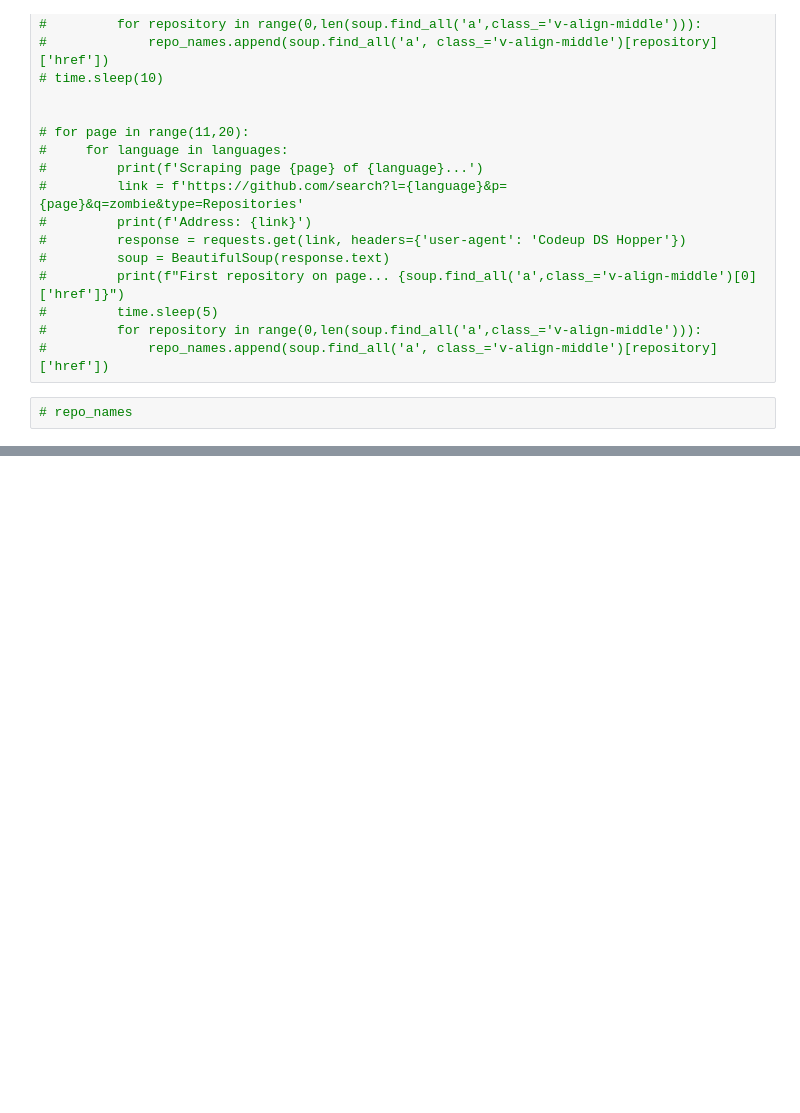
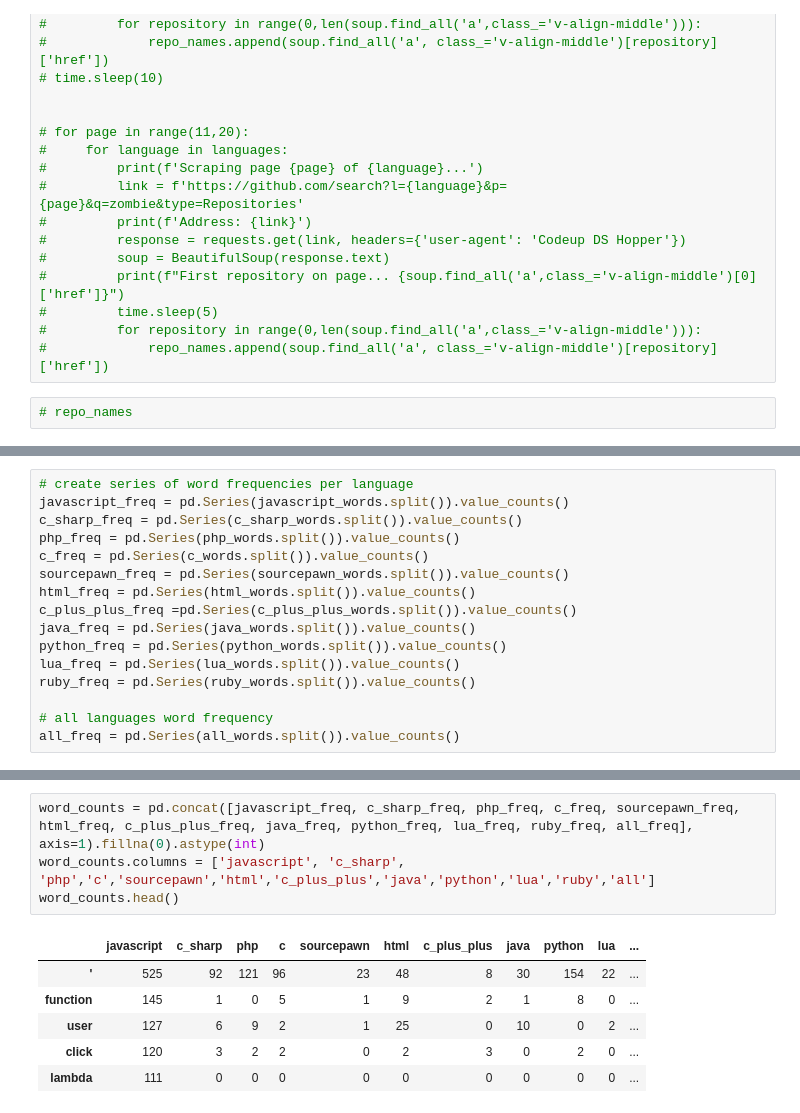
Before and after one commit to NLP-Dream-Team/nlp-project, a Jupyter notebook: wheeler_notebook.ipynb, the cells around one changed output, grey strips where cells are left out. Cells and saved outputs as stored; diff of their text form; blank space fills up the shorter version.

```diff
--- a/wheeler_notebook.ipynb
+++ b/wheeler_notebook.ipynb
@@ -125,0 +127,16 @@ ValueError: too many values to unpack (expected 2)
+# %%
+# create series of word frequencies per language
+javascript_freq = pd.Series(javascript_words.split()).value_counts()
+c_sharp_freq = pd.Series(c_sharp_words.split()).value_counts()
+php_freq = pd.Series(php_words.split()).value_counts()
+c_freq = pd.Series(c_words.split()).value_counts()
+sourcepawn_freq = pd.Series(sourcepawn_words.split()).value_counts()
+html_freq = pd.Series(html_words.split()).value_counts()
+c_plus_plus_freq =pd.Series(c_plus_plus_words.split()).value_counts()
+java_freq = pd.Series(java_words.split()).value_counts()
+python_freq = pd.Series(python_words.split()).value_counts()
+lua_freq = pd.Series(lua_words.split()).value_counts()
+ruby_freq = pd.Series(ruby_words.split()).value_counts()
+
+# all languages word frequency
+all_freq = pd.Series(all_words.split()).value_counts()
@@ -125,0 +168,11 @@ ValueError: too many values to unpack (expected 2)
+# %%
+word_counts = pd.concat([javascript_freq, c_sharp_freq, php_freq, c_freq, sourcepawn_freq, html_freq, c_plus_plus_freq, java_freq, python_freq, lua_freq, ruby_freq, all_freq], axis=1).fillna(0).astype(int)
+word_counts.columns = ['javascript', 'c_sharp', 'php','c','sourcepawn','html','c_plus_plus','java','python','lua','ruby','all']
+word_counts.head()
+# %% [output]
+|  | javascript | c_sharp | php | c | sourcepawn | html | c_plus_plus | java | python | lua | ... |
+| ' | 525 | 92 | 121 | 96 | 23 | 48 | 8 | 30 | 154 | 22 | ... |
+| function | 145 | 1 | 0 | 5 | 1 | 9 | 2 | 1 | 8 | 0 | ... |
+| user | 127 | 6 | 9 | 2 | 1 | 25 | 0 | 10 | 0 | 2 | ... |
+| click | 120 | 3 | 2 | 2 | 0 | 2 | 3 | 0 | 2 | 0 | ... |
+| lambda | 111 | 0 | 0 | 0 | 0 | 0 | 0 | 0 | 0 | 0 | ... |
```
Also changed, not shown: parts of 18 cells of this notebook.
